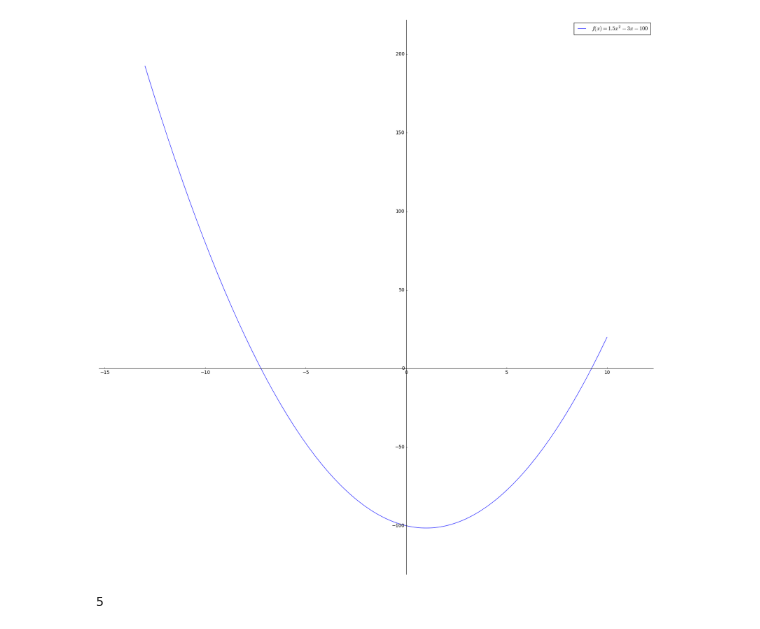
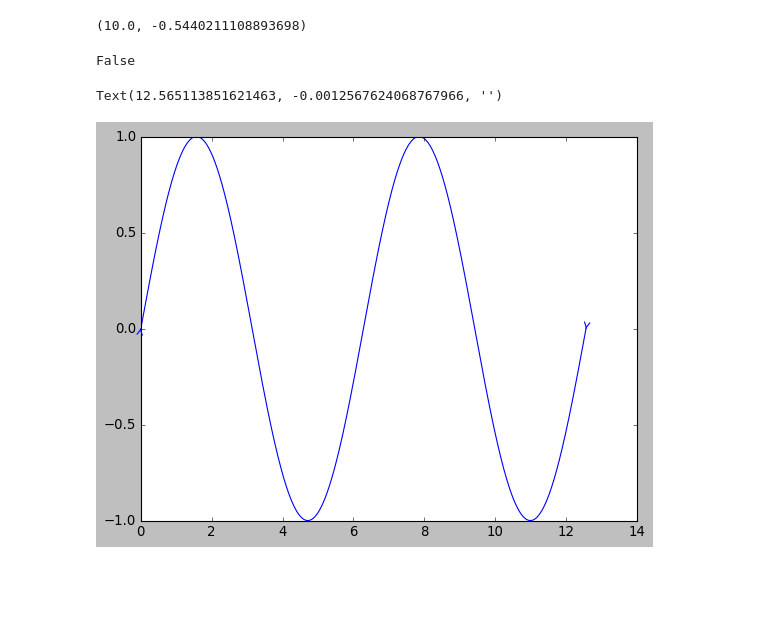
Before and after one commit to charl-potgieter/AustralianSchoolMaths, a Jupyter notebook: WebsiteCreator/caller.ipynb, the cells around one changed output. Drawn from its saved outputs; the diff is of its cells as text; code cells hidden in the pictures; blank space fills up the shorter version.

```diff
--- a/WebsiteCreator/caller.ipynb
+++ b/WebsiteCreator/caller.ipynb
@@ -48,19 +52,29 @@ fname = docs_dir + os.path.sep + 'testfile.jpg'
-# %%
-my_graph = Figure()
-x = sp.symbols('x')
-
-parabola = DataSeries()
-parabola.domain.min = -13
-parabola.domain.max = 10
-parabola.expression = 3/2*x**2 -3*x - 100
-my_graph.axes.add_plot_data(parabola)
-
-my_graph.render()
-# %% [output]
-[figure, removed]
-# %%
-t = (4,5)
-
-t[1]
-# %% [output]
-5
+# %%
+sin_data.right_most_co_ordinate
+# %% [output]
+(10.0, -0.5440211108893698)
+# %%
+sin_data.style.has_left_arrow
+# %% [output]
+False
+# %%
+# https://stackoverflow.com/questions/43606713/how-can-i-place-an-arrow-at-the-end-of-the-curve-in-matplotlib
+# https://matplotlib.org/stable/api/_as_gen/matplotlib.axes.Axes.arrow.html
+import numpy as np
+import matplotlib.pyplot as plt
+
+X = np.linspace(0,4*np.pi,10000)
+Y = np.sin(X)
+
+fig, ax = plt.subplots(1,1)
+ax.plot(X,Y,color='blue')
+
+
+ax.annotate("", xy=(X[0], Y[0]), xytext=(X[1], Y[1]),
+            arrowprops=dict(arrowstyle="<-", color = 'blue'))
+
+ax.annotate("", xy=(X[9999], Y[9999]), xytext= (X[9998], Y[9998]),
+            arrowprops=dict(arrowstyle="<-", color = 'blue'))
+# %% [output]
+Text(12.565113851621463, -0.0012567624068767966, '')
+[figure, added]
```
Also changed, not shown: parts of 1 cell of this notebook, 1 other file.
